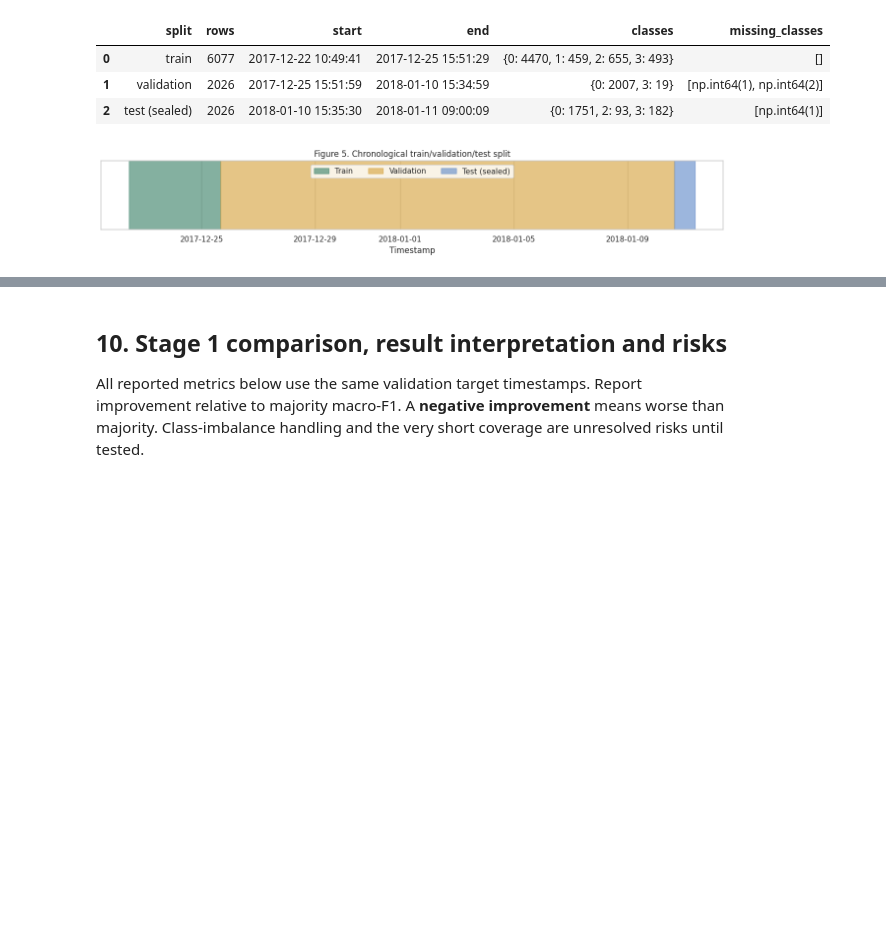
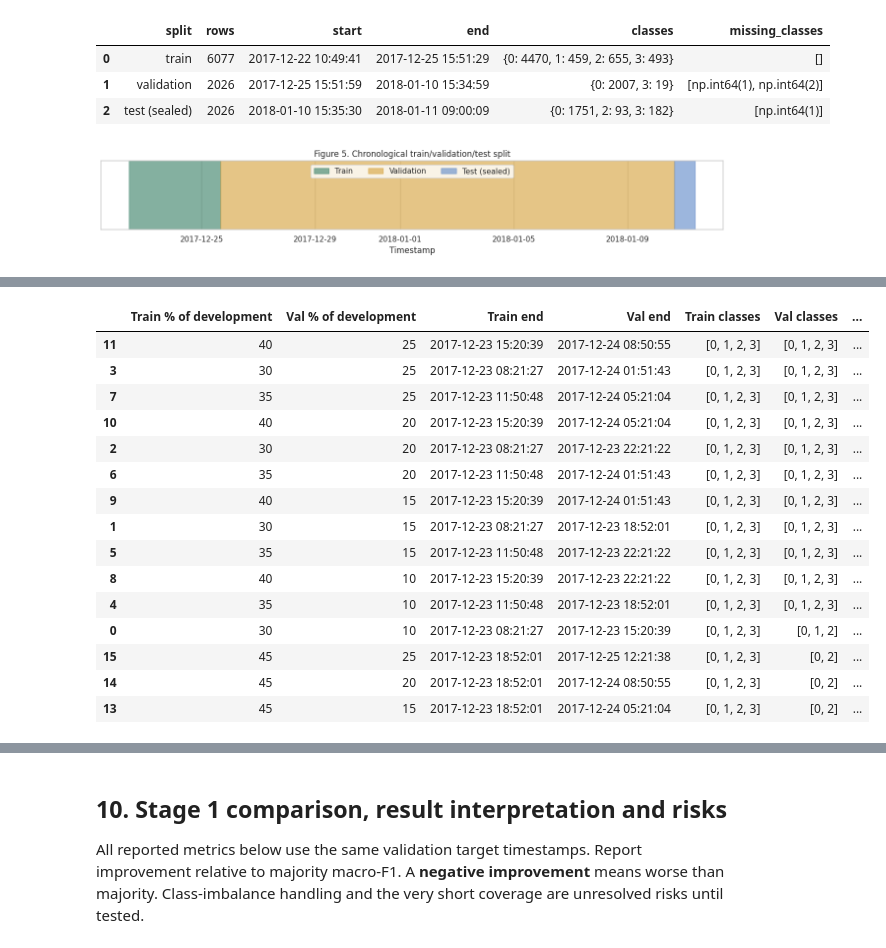
Before and after one commit to foner21/AISE4010_Section4_Group5, a Jupyter notebook: AISE4010_Section4Group5_demo.ipynb, the cells around one changed output, grey strips where cells are left out. Drawn from its saved outputs; the diff is of its cells as text; code cells hidden in the pictures; blank space fills up the shorter version.

```diff
--- a/AISE4010_Section4Group5_demo.ipynb
+++ b/AISE4010_Section4Group5_demo.ipynb
@@ -325,0 +404,90 @@ ax.legend(loc='upper center',ncol=3);plt.tight_layout();plt.show()
+# %%
+
+# Screen chronological split candidates using only 80 % of the original dataset
+# Valid forecast windows are connected
+# The final 20% remains completely untouched
+
+development_df = df.iloc[:int(len(df) * 0.80)].copy()
+MAX_INTERVAL = pd.Timedelta(seconds=35)
+
+def count_valid_targets(frame):
+    counts = frame[TARGET].to_numpy()
+    times = frame.index
+
+    # A gap separates two recording segments
+    breaks = (
+        (times.to_series().diff() > MAX_INTERVAL) |
+        (times.to_series().diff() <= pd.Timedelta(0))
+    ).fillna(False).to_numpy()
+
+    segment_id = np.cumsum(breaks)
+    labels = []
+
+    for i in range(LOOKBACK, len(frame) - HORIZON + 1):
+        start = i - LOOKBACK
+        target_pos = i + HORIZON - 1
+
+        if segment_id[start] != segment_id[target_pos]:
+            continue
+
+        labels.append(counts[target_pos])
+
+    return pd.Series(labels).value_counts().to_dict()
+
+
+results = []
+
+n_dev = len(development_df)
+
+for train_fraction in np.arange(0.30, 0.71, 0.05):
+    for val_fraction in [0.10, 0.15, 0.20, 0.25]:
+
+        train_end = int(n_dev * train_fraction)
+        val_end = int(n_dev * (train_fraction + val_fraction))
+
+        if val_end > n_dev:
+            continue
+
+        candidate_train = development_df.iloc[:train_end]
+        candidate_val = development_df.iloc[train_end:val_end]
+
+        train_counts = count_valid_targets(candidate_train)
+        val_counts = count_valid_targets(candidate_val)
+
+        results.append({
+            'Train % of development': round(train_fraction * 100),
+            'Val % of development': round(val_fraction * 100),
+            'Train end': candidate_train.index[-1],
+            'Val end': candidate_val.index[-1],
+            'Train classes': sorted(train_counts),
+            'Val classes': sorted(val_counts),
+            'Number of val classes': len(val_counts),
+            'Val windows': sum(val_counts.values()),
+            'Val class counts': val_counts
+        })
+
+results_df = pd.DataFrame(results)
+
+display(
+    results_df.sort_values(
+        ['Number of val classes', 'Val windows'],
+        ascending=[False, False]
+    ).head(15)
+)
+# %% [output]
+|  | Train % of development | Val % of development | Train end | Val end | Train classes | Val classes | ... |
+| 11 | 40 | 25 | 2017-12-23 15:20:39 | 2017-12-24 08:50:55 | [0, 1, 2, 3] | [0, 1, 2, 3] | ... |
+| 3 | 30 | 25 | 2017-12-23 08:21:27 | 2017-12-24 01:51:43 | [0, 1, 2, 3] | [0, 1, 2, 3] | ... |
+| 7 | 35 | 25 | 2017-12-23 11:50:48 | 2017-12-24 05:21:04 | [0, 1, 2, 3] | [0, 1, 2, 3] | ... |
+| 10 | 40 | 20 | 2017-12-23 15:20:39 | 2017-12-24 05:21:04 | [0, 1, 2, 3] | [0, 1, 2, 3] | ... |
+| 2 | 30 | 20 | 2017-12-23 08:21:27 | 2017-12-23 22:21:22 | [0, 1, 2, 3] | [0, 1, 2, 3] | ... |
+| 6 | 35 | 20 | 2017-12-23 11:50:48 | 2017-12-24 01:51:43 | [0, 1, 2, 3] | [0, 1, 2, 3] | ... |
+| 9 | 40 | 15 | 2017-12-23 15:20:39 | 2017-12-24 01:51:43 | [0, 1, 2, 3] | [0, 1, 2, 3] | ... |
+| 1 | 30 | 15 | 2017-12-23 08:21:27 | 2017-12-23 18:52:01 | [0, 1, 2, 3] | [0, 1, 2, 3] | ... |
+| 5 | 35 | 15 | 2017-12-23 11:50:48 | 2017-12-23 22:21:22 | [0, 1, 2, 3] | [0, 1, 2, 3] | ... |
+| 8 | 40 | 10 | 2017-12-23 15:20:39 | 2017-12-23 22:21:22 | [0, 1, 2, 3] | [0, 1, 2, 3] | ... |
+| 4 | 35 | 10 | 2017-12-23 11:50:48 | 2017-12-23 18:52:01 | [0, 1, 2, 3] | [0, 1, 2, 3] | ... |
+| 0 | 30 | 10 | 2017-12-23 08:21:27 | 2017-12-23 15:20:39 | [0, 1, 2, 3] | [0, 1, 2] | ... |
+| 15 | 45 | 25 | 2017-12-23 18:52:01 | 2017-12-25 12:21:38 | [0, 1, 2, 3] | [0, 2] | ... |
+| 14 | 45 | 20 | 2017-12-23 18:52:01 | 2017-12-24 08:50:55 | [0, 1, 2, 3] | [0, 2] | ... |
+| 13 | 45 | 15 | 2017-12-23 18:52:01 | 2017-12-24 05:21:04 | [0, 1, 2, 3] | [0, 2] | ... |
```
Also changed, not shown: parts of 36 cells of this notebook.
